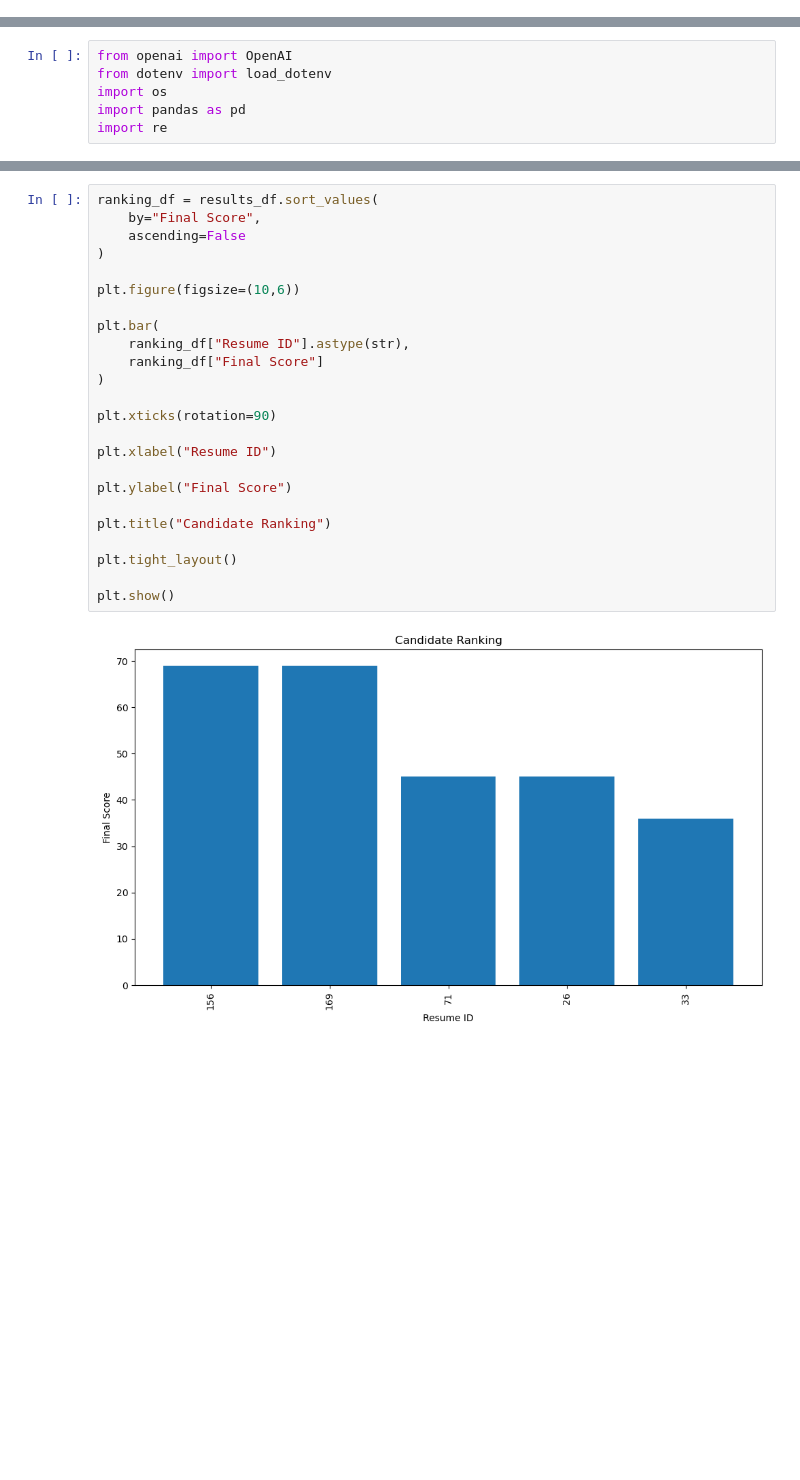
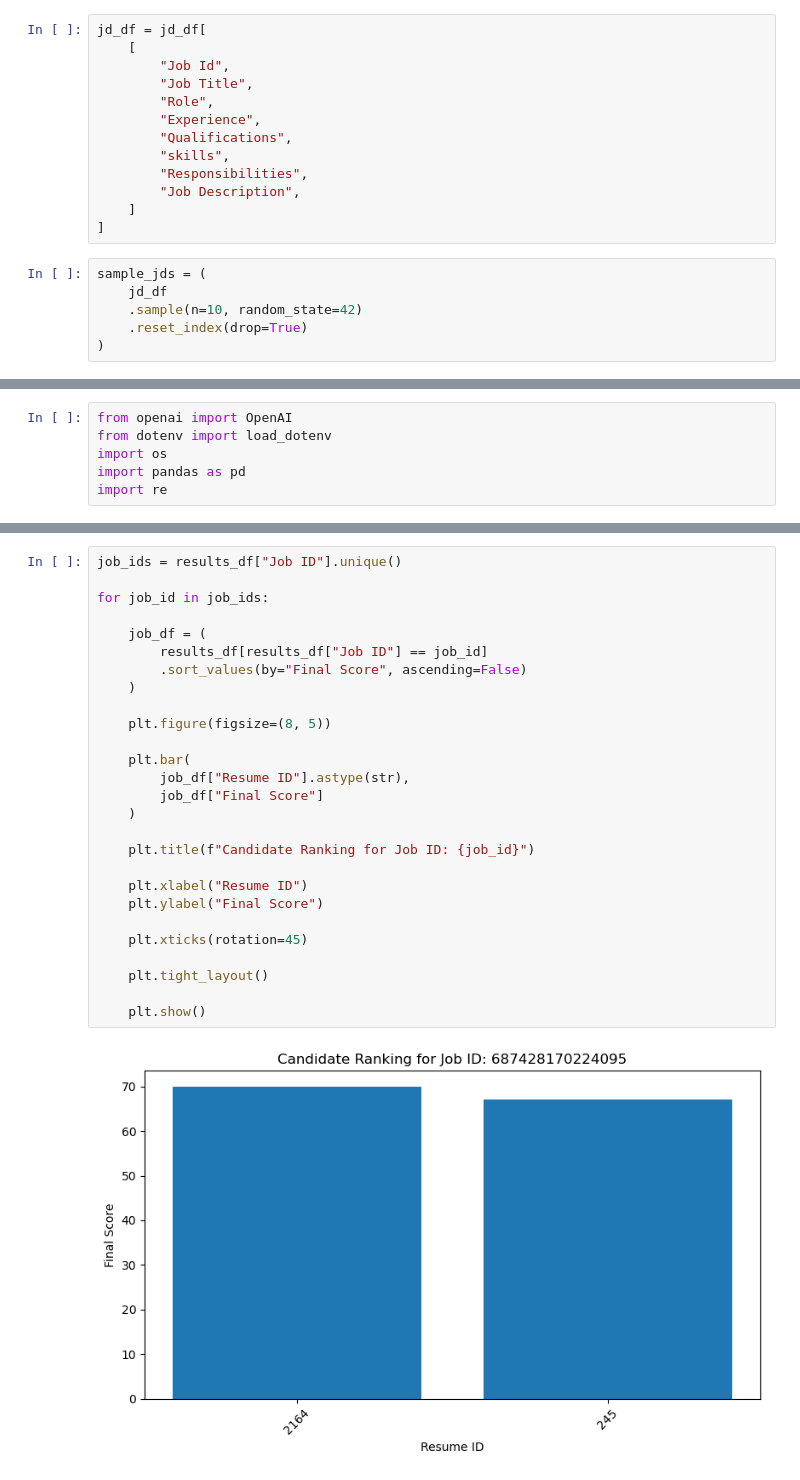
Before and after one commit to vivekvardhanreddykalvaug2025-ui/llm-resume-matcher, a Jupyter notebook: Resume matcher.ipynb, the cells around one changed output, grey strips where cells are left out. Saved outputs shown, nothing was run; the diff lists cells and outputs as text; blank space fills up the shorter version.

```diff
--- a/Resume matcher.ipynb
+++ b/Resume matcher.ipynb
@@ -416,0 +318,19 @@ university of dayton bachelor of science in management infomration systems is pr
+# %%
+jd_df = jd_df[
+    [
+        "Job Id",
+        "Job Title",
+        "Role",
+        "Experience",
+        "Qualifications",
+        "skills",
+        "Responsibilities",
+        "Job Description",
+    ]
+]
+# %%
+sample_jds = (
+    jd_df
+    .sample(n=10, random_state=42)
+    .reset_index(drop=True)
+)
@@ -615,26 +725,29 @@ plt.show()
 # %%
-ranking_df = results_df.sort_values(
-    by="Final Score",
-    ascending=False
-)
+job_ids = results_df["Job ID"].unique()
 
-plt.figure(figsize=(10,6))
+for job_id in job_ids:
 
-plt.bar(
-    ranking_df["Resume ID"].astype(str),
-    ranking_df["Final Score"]
-)
+    job_df = (
+        results_df[results_df["Job ID"] == job_id]
+        .sort_values(by="Final Score", ascending=False)
+    )
 
-plt.xticks(rotation=90)
+    plt.figure(figsize=(8, 5))
 
-plt.xlabel("Resume ID")
+    plt.bar(
+        job_df["Resume ID"].astype(str),
+        job_df["Final Score"]
+    )
 
-plt.ylabel("Final Score")
+    plt.title(f"Candidate Ranking for Job ID: {job_id}")
 
-plt.title("Candidate Ranking")
+    plt.xlabel("Resume ID")
+    plt.ylabel("Final Score")
 
-plt.tight_layout()
+    plt.xticks(rotation=45)
 
-plt.show()
+    plt.tight_layout()
+
+    plt.show()
 # %% [output]
-[figure, old version]
+[figure, new version]
```
Also changed, not shown: parts of 21 cells of this notebook, 11 other files.
